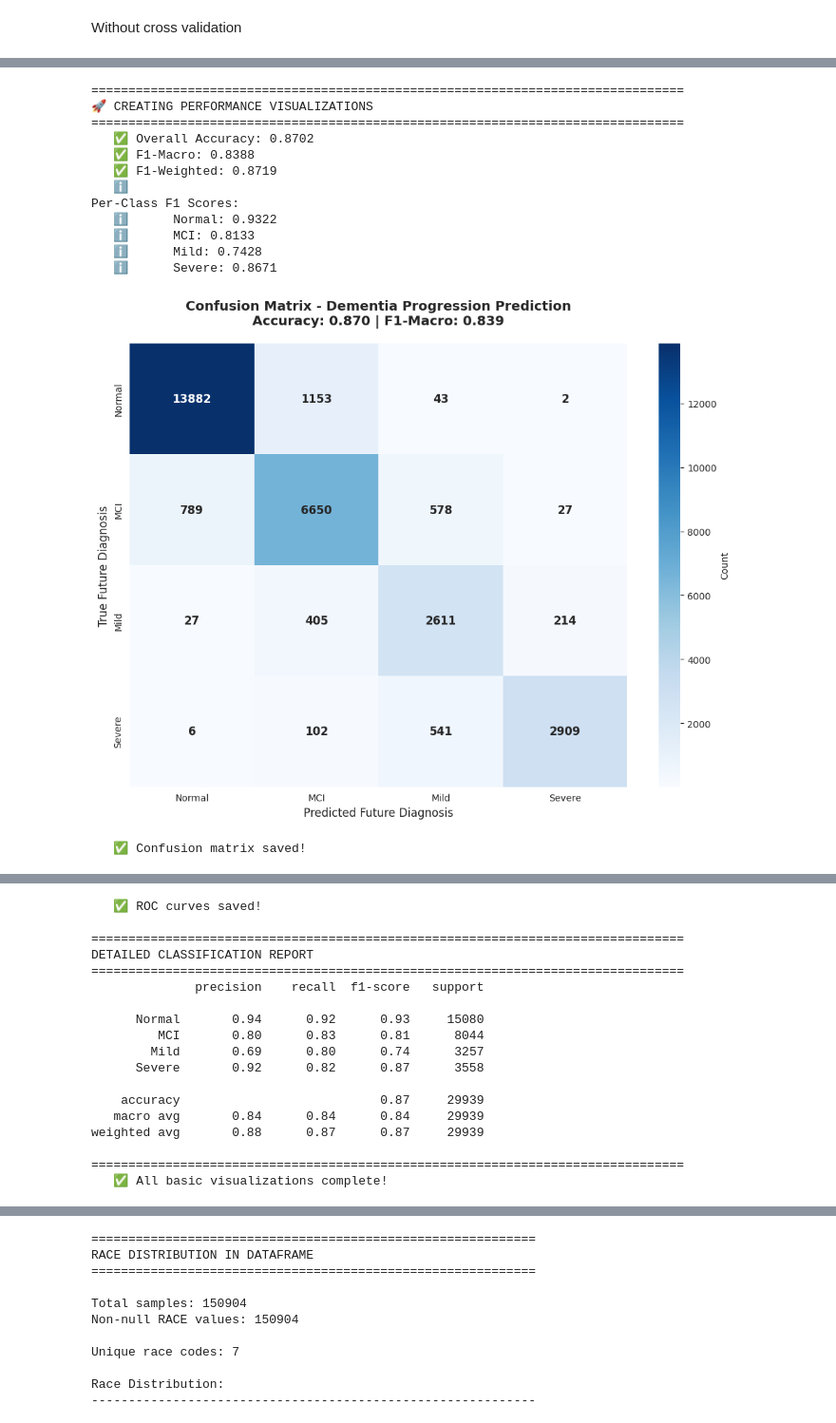
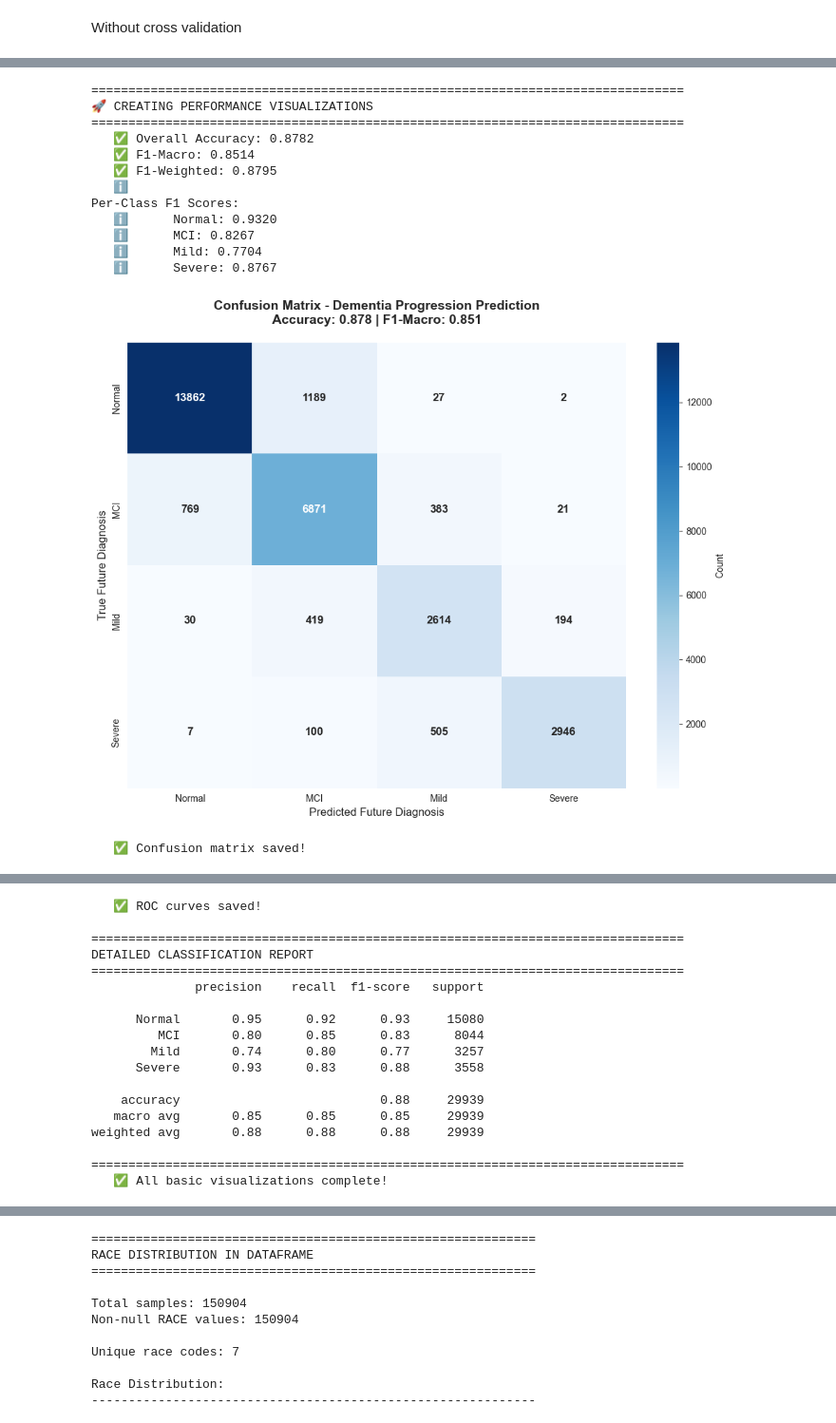
Before and after one commit to walidsw/nacc-dementia-progression-ai, a Jupyter notebook: clinical-data-single-validation.ipynb, the cells around one changed output, grey strips where cells are left out. Shown at 95% size. Saved outputs shown, nothing was run; the diff lists cells and outputs as text; code cells hidden in the pictures.

```diff
--- a/clinical-data-single-validation.ipynb
+++ b/clinical-data-single-validation.ipynb
@@ -688,9 +692,9 @@ Logger.success("Data preparation complete and verified!")
 # %% [markdown]
 Without cross validation
 # %%
-# ============================================================================
+# ==========================================================================
 # BLOCK 6: FAST MODEL TRAINING (SINGLE TRAIN-TEST SPLIT)
-# ============================================================================
+# ==========================================================================
 # Purpose: Train ensemble model quickly using single split
 # Maintains patient-level separation but ~5x faster than cross-validation
 # Perfect for development, testing, and iteration
@@ -715,8 +719,10 @@ class OptimizedEnsemble:
             Logger.info("Training XGBoost...")
             xgb_params = Config.XGB_PARAMS.copy()
             xgb_params['early_stopping_rounds'] = 100
+            from sklearn.utils.class_weight import compute_sample_weight
+            sw = compute_sample_weight(class_weight=self.class_weights, y=y_train)
             self.models['xgb'] = xgb.XGBClassifier(**xgb_params)
-            self.models['xgb'].fit(X_train, y_train, eval_set=[(X_val, y_val)], verbose=False)
+            self.models['xgb'].fit(X_train, y_train, sample_weight=sw, eval_set=[(X_val, y_val)], verbose=False)
 
         if self.use_lgb:
             Logger.info("Training LightGBM...")
@@ -740,7 +746,7 @@ class OptimizedEnsemble:
             proba = model.predict_proba(X)
             weight = Config.ENSEMBLE_WEIGHTS[name]
             probas.append(proba * weight)
-        return np.sum(probas, axis=0) / sum(Config.ENSEMBLE_WEIGHTS.values())
+        return np.sum(probas, axis=0) / sum(Config.ENSEMBLE_WEIGHTS[name] for name in self.models)
 
     def predict(self, X):
         return np.argmax(self.predict_proba(X), axis=1)
@@ -790,12 +796,8 @@ Logger.section("Creating Train-Test Split (80-20, Patient-Level)")
 gss = GroupShuffleSplit(n_splits=1, test_size=0.2, random_state=Config.SEED)
 train_idx, test_idx = next(gss.split(X, y, groups=groups))
 
-# ============================================================================
-# CRITICAL: SAVE TEST INDICES FOR FAIRNESS ANALYSIS
-# ============================================================================
-test_indices = X.iloc[test_idx].index  # These are the original dataframe indices
+test_indices = X.iloc[test_idx].index
 Logger.info(f"📌 Saved test_indices: {len(test_indices)} samples")
-# ============================================================================
 
 X_train, X_test = X.iloc[train_idx].copy(), X.iloc[test_idx].copy()
 y_train, y_test = y.iloc[train_idx].copy(), y.iloc[test_idx].copy()
@@ -826,7 +828,6 @@ X_test = X_test.fillna(-1).replace([np.inf, -np.inf], [1e10, -1e10])
 # === ABLATION STUDY (SINGLE SPLIT) ===
 Logger.section("Ablation Study: Comparing Model Configurations")
 
-# Split train into train/val for early stopping
 val_size = int(len(X_train) * 0.2)
 X_train_sub = X_train.iloc[:-val_size]
 y_train_sub = y_train.iloc[:-val_size]
@@ -873,8 +874,8 @@ ablation_df = pd.DataFrame({
     'Accuracy': [config1_acc, config2_acc, config3_acc],
     'F1-Macro': [config1_f1, config2_f1, config3_f1],
     'Improvement vs Base': ['—',
-                           f'+{(config2_f1 - config1_f1)*100:.1f}%',
-                           f'+{(config3_f1 - config1_f1)*100:.1f}%']
+                           f'{(config2_f1 - config1_f1)*100:+.1f}%',
+                           f'{(config3_f1 - config1_f1)*100:+.1f}%']
 })
 
 print("\n" + "="*80)
@@ -886,17 +887,17 @@ print("="*80)
 ablation_df.to_csv(f"{Config.OUTPUT_DIR}/ablation_study.csv", index=False)
 
 # === FINAL MODEL RESULTS ===
-Logger.section("Final Model Performance (Config 3)")
+Logger.section("Final Model Performance (Config 1)")
 
 y_true = y_test
-y_pred = y_pred3
-y_proba = y_proba3
-final_ensemble = ensemble3
+y_pred = y_pred1
+y_proba = ensemble1.predict_proba(X_test)
+final_ensemble = ensemble1
 
-final_acc = config3_acc
-final_f1 = config3_f1
-final_f1_weighted = f1_score(y_test, y_pred3, average='weighted', zero_division=0)
-per_class_f1 = f1_score(y_test, y_pred3, average=None, zero_division=0)
+final_acc = config1_acc
+final_f1 = config1_f1
+final_f1_weighted = f1_score(y_test, y_pred1, average='weighted', zero_division=0)
+per_class_f1 = f1_score(y_test, y_pred1, average=None, zero_division=0)
 
 Logger.success(f"Overall Accuracy: {final_acc:.4f}")
 Logger.success(f"F1-Macro: {final_f1:.4f}")
@@ -906,7 +907,6 @@ Logger.info("\nPer-Class F1 Scores:")
 for i, class_name in enumerate(Config.CLASS_NAMES):
     Logger.info(f"   {class_name}: {per_class_f1[i]:.4f}")
 
-# Mock fold results for compatibility with downstream blocks
 config3_results = [{
     'accuracy': final_acc,
     'f1_macro': final_f1,
@@ -1024,42 +1046,42 @@ plt.show()
 Logger.success("ROC curves saved!")
 
 # === CLASSIFICATION REPORT ===
 report = classification_report(y_true, y_pred,
                                target_names=Config.CLASS_NAMES,
                                zero_division=0)
 
 print("\n" + "="*80)
 print("DETAILED CLASSIFICATION REPORT")
 print("="*80)
 print(report)
 print("="*80)
 
-# Save report (Updated text for Single Split)
+# Save report (Config 1: base XGBoost, no SMOTE)
 with open(f"{Config.OUTPUT_DIR}/classification_report.txt", 'w') as f:
     f.write("="*80 + "\n")
     f.write("DEMENTIA PROGRESSION PREDICTION - CLASSIFICATION REPORT\n")
     f.write("="*80 + "\n\n")
-    f.write(f"Model: Ensemble (XGBoost + LightGBM + CatBoost)\n")
+    f.write(f"Model: Config 1 Base XGBoost (no SMOTE)\n")
     f.write(f"Validation Strategy: Single Patient-Level Train-Test Split (80/20)\n")
-    f.write(f"SMOTE: {Config.SMOTE_STRATEGY}\n\n")
+    f.write(f"SMOTE: Not used for final model\n\n")
     f.write(f"Overall Accuracy: {final_acc:.4f}\n")
     f.write(f"Overall F1-Macro: {final_f1:.4f}\n")
     f.write(f"Overall F1-Weighted: {final_f1_weighted:.4f}\n\n")
     f.write(report)
 
 Logger.success("All basic visualizations complete!")
 # %% [output]
 ================================================================================
 🚀 CREATING PERFORMANCE VISUALIZATIONS
 ================================================================================
-   ✅ Overall Accuracy: 0.8702
-   ✅ F1-Macro: 0.8388
-   ✅ F1-Weighted: 0.8719
+   ✅ Overall Accuracy: 0.8782
+   ✅ F1-Macro: 0.8514
+   ✅ F1-Weighted: 0.8795
    ℹ️
 Per-Class F1 Scores:
-   ℹ️      Normal: 0.9322
-   ℹ️      MCI: 0.8133
-   ℹ️      Mild: 0.7428
-   ℹ️      Severe: 0.8671
+   ℹ️      Normal: 0.9320
+   ℹ️      MCI: 0.8267
+   ℹ️      Mild: 0.7704
+   ℹ️      Severe: 0.8767
-[figure, old version]
+[figure, new version]
    ✅ Confusion matrix saved!
@@ -1072,14 +1094,14 @@ DETAILED CLASSIFICATION REPORT
 ================================================================================
               precision    recall  f1-score   support
 
-      Normal       0.94      0.92      0.93     15080
-         MCI       0.80      0.83      0.81      8044
-        Mild       0.69      0.80      0.74      3257
-      Severe       0.92      0.82      0.87      3558
+      Normal       0.95      0.92      0.93     15080
+         MCI       0.80      0.85      0.83      8044
+        Mild       0.74      0.80      0.77      3257
+      Severe       0.93      0.83      0.88      3558
 
-    accuracy                           0.87     29939
-   macro avg       0.84      0.84      0.84     29939
-weighted avg       0.88      0.87      0.87     29939
+    accuracy                           0.88     29939
+   macro avg       0.85      0.85      0.85     29939
+weighted avg       0.88      0.88      0.88     29939
 
 ================================================================================
    ✅ All basic visualizations complete!
```
Also changed, not shown: parts of 24 cells of this notebook, 34 other files.
